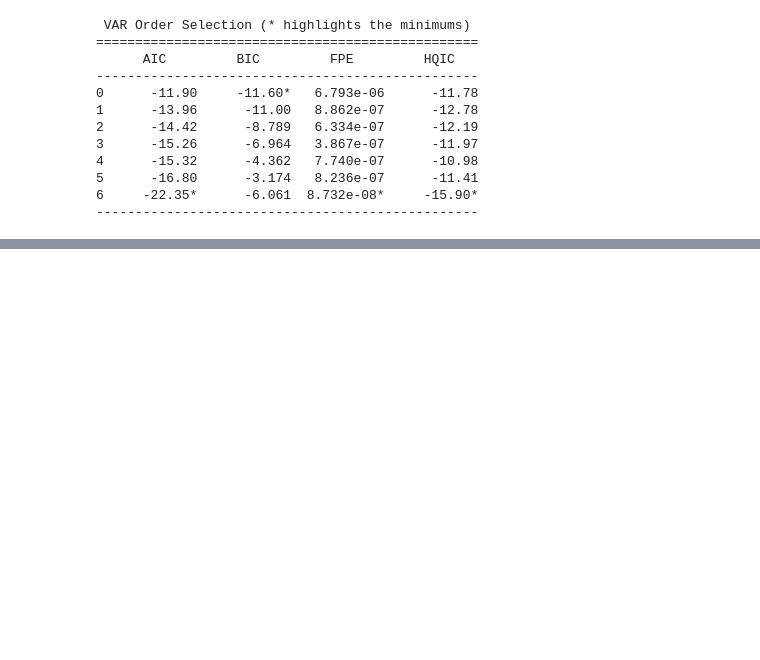
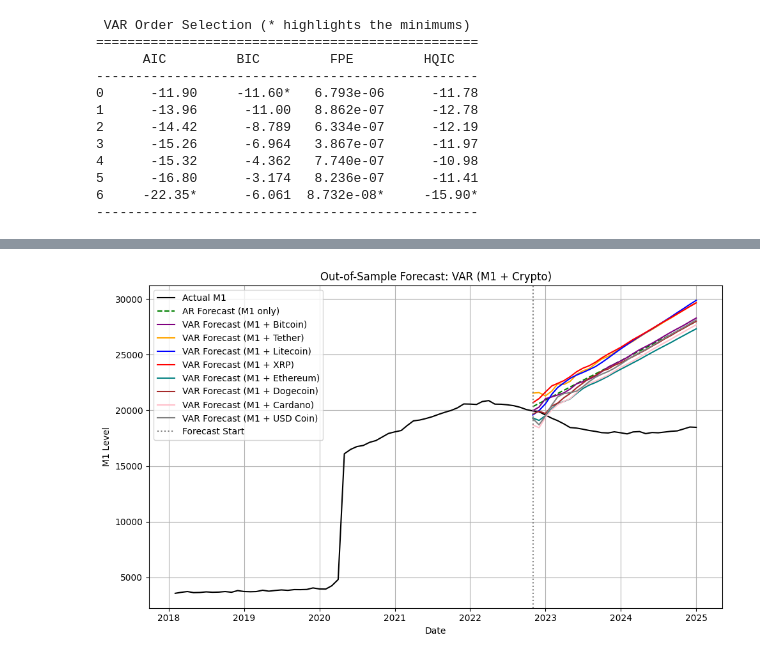
Before and after one commit to tianyishen701/CryptoMacroecon-Prediction-CSUREMM, a Jupyter notebook: TVAR test.ipynb, the cells around one changed output, grey strips where cells are left out. Saved outputs shown, nothing was run; the diff lists cells and outputs as text; code cells hidden in the pictures; blank space fills up the shorter version.

```diff
--- a/TVAR test.ipynb
+++ b/TVAR test.ipynb
@@ -1092,0 +1299,20 @@ df = df.dropna(subset=['usdt_diff'])
+# %%
+from statsmodels.tsa.api import AutoReg
+
+# Ensure 'm1_diff' exists in train
+if 'm1_diff' not in train.columns:
+	# Only assign values where the index exists in both
+	common_idx = train.index.intersection(df['m1_diff'].dropna().index)
+	train.loc[common_idx, 'm1_diff'] = df.loc[common_idx, 'm1_diff']
+
+# Drop NaNs from the training data
+m1_diff_train = train['m1_diff'].dropna()
+
+model_ar = AutoReg(m1_diff_train, lags=1)
+results_ar = model_ar.fit()
+
+# Forecast the next len(test) steps
+forecast2 = results_ar.forecast(steps=len(test))
+# %%
+m1_start = df['M1'].loc[train.index[-1]]
+forecast_ar_level = forecast2.cumsum() + m1_start
@@ -1092,0 +1383,39 @@ df = df.dropna(subset=['usdt_diff'])
+# %%
+import matplotlib.pyplot as plt
+import pandas as pd
+
+# Assume these are your series (replace with your actual forecast Series)
+# actual_gdp, forecast_ar_level, forecast_var_btc, ..., forecast_var_usdc should all be pandas Series
+# test is your test set with a DateTime index
+
+plt.figure(figsize=(10, 6))
+
+# Plot actual gdp
+plt.plot(df['M1'], label='Actual M1', color='black')
+
+# Plot AR forecast
+# plt.plot(forecast_ar_level, label='AR Forecast (gdp only)', linestyle='--', color='green')
+plt.plot(forecast_ar_level, label='AR Forecast (M1 only)', linestyle='--', color='green')
+# Plot VAR forecasts for each crypto
+plt.plot(forecast_var_btc, label='VAR Forecast (M1 + Bitcoin)', color='purple')
+plt.plot(forecast_var_usdt, label='VAR Forecast (M1 + Tether)', color='orange')
+plt.plot(forecast_var_ltc, label='VAR Forecast (M1 + Litecoin)', color='blue')
+plt.plot(forecast_var_xrp, label='VAR Forecast (M1 + XRP)', color='red')
+plt.plot(forecast_var_eth, label='VAR Forecast (M1 + Ethereum)', color='teal')
+plt.plot(forecast_var_doge, label='VAR Forecast (M1 + Dogecoin)', color='brown')
+plt.plot(forecast_var_ada, label='VAR Forecast (M1 + Cardano)', color='pink')
+plt.plot(forecast_var_usdc, label='VAR Forecast (M1 + USD Coin)', color='gray')
+
+# Forecast start line
+plt.axvline(pd.to_datetime(test.index[0]), linestyle=':', color='gray', label='Forecast Start')
+
+# Labels and legend
+plt.title('Out-of-Sample Forecast: VAR (M1 + Crypto)')
+plt.xlabel('Date')
+plt.ylabel('M1 Level')
+plt.legend()
+plt.grid(True)
+plt.tight_layout()
+plt.show()
+# %% [output]
+[figure, added]
```
Also changed, not shown: parts of 35 cells of this notebook, 1 other file.
